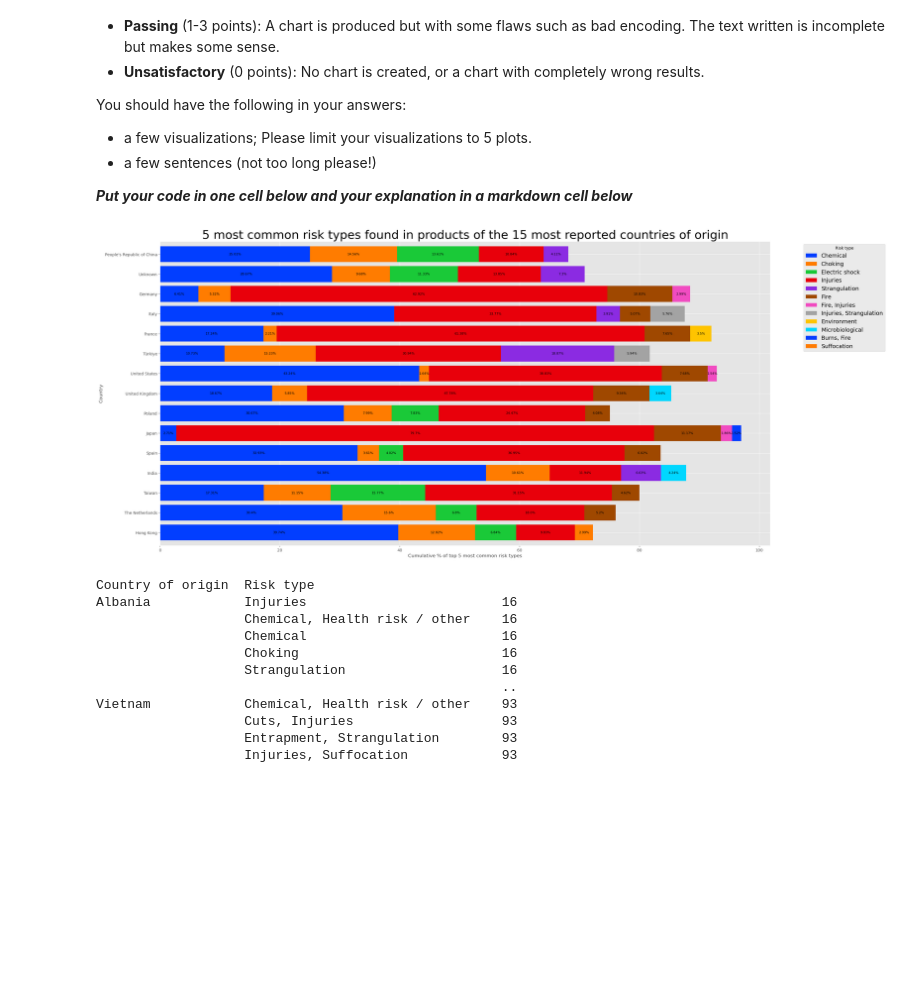
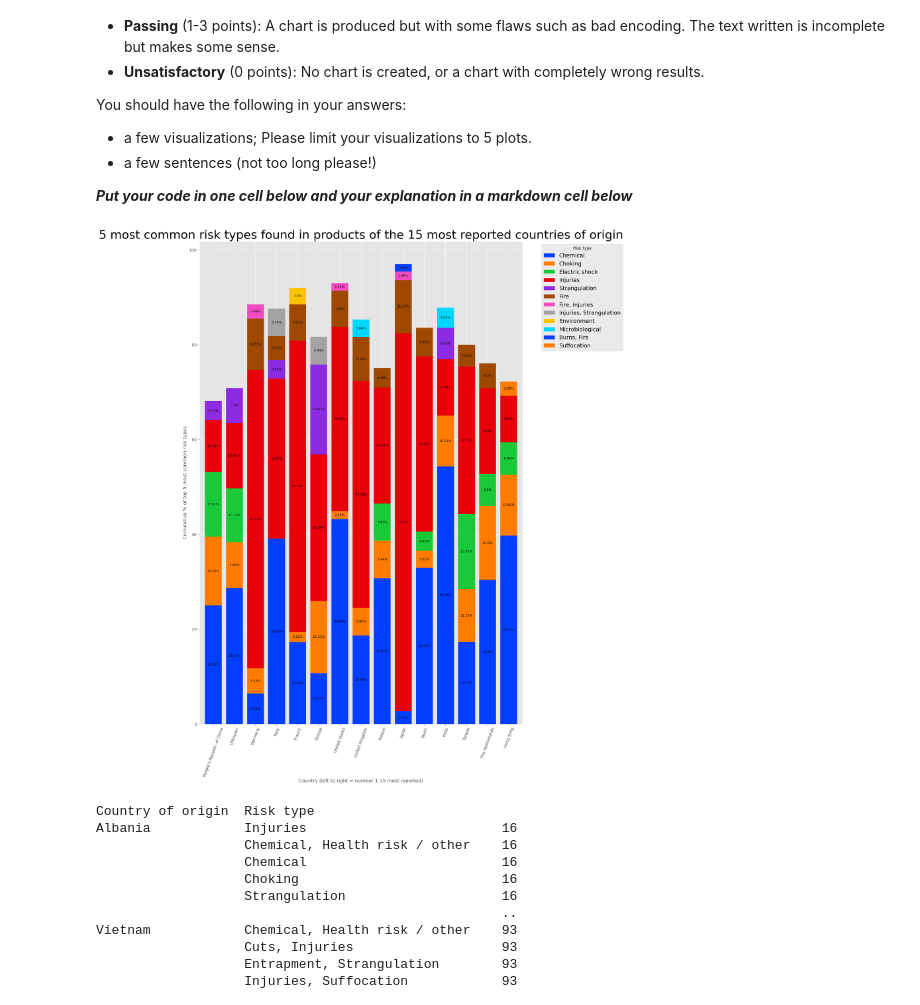
Before and after one commit to noah18c/Data_analysis, a Jupyter notebook: clinic_1/clinic1-2024.ipynb, the cells around one changed output. Drawn from its saved outputs; the diff is of its cells as text; code cells hidden in the pictures; blank space fills up the shorter version.

```diff
--- a/clinic_1/clinic1-2024.ipynb
+++ b/clinic_1/clinic1-2024.ipynb
@@ -1021,24 +1021,24 @@ You should have the following in your answers:
 # %%
 #your code for 4b
 palette = sns.color_palette("bright")
 
-ax = top_15_risk_country_origin.plot(kind='barh', figsize=(28, 12), width=0.8, stacked=True,color=palette)
-ax.invert_yaxis()
+ax = top_15_risk_country_origin.plot(kind='bar', figsize=(16, 20), width=0.8, stacked=True,color=palette)
 plt.title('5 most common risk types found in products of the 15 most reported countries of origin',fontsize=30)
-plt.xlabel('Cumulative % of top 5 most common risk types')
-plt.ylabel('Country')
+plt.ylabel('Cumulative % of top 5 most common risk types')
+plt.xlabel('Country (left to right = number 1-15 most reported)')
 plt.legend(title='Risk type', bbox_to_anchor=(1.05, 1), loc='upper left',fontsize=14)
 plt.tight_layout(pad=2)
+plt.xticks(rotation=70)
 
 for c in ax.containers:
 
     # Optional: if the segment is small or 0, customize the labels
-    labels = [str(round(v.get_width(),ndigits=2))+"%" if v.get_width() > 0 else '' for v in c]
+    labels = [str(round(v.get_height(),ndigits=2))+"%" if v.get_height() > 0 else '' for v in c]
     # remove the labels parameter if it's not needed for customized labels
     ax.bar_label(c, labels=labels, label_type='center',fontsize=8)
 
 plt.show()
 # %% [output]
-[figure, old version]
+[figure, new version]
 # %%
 #your code for 4b
```
Also changed, not shown: parts of 6 cells of this notebook, 33 other files.
